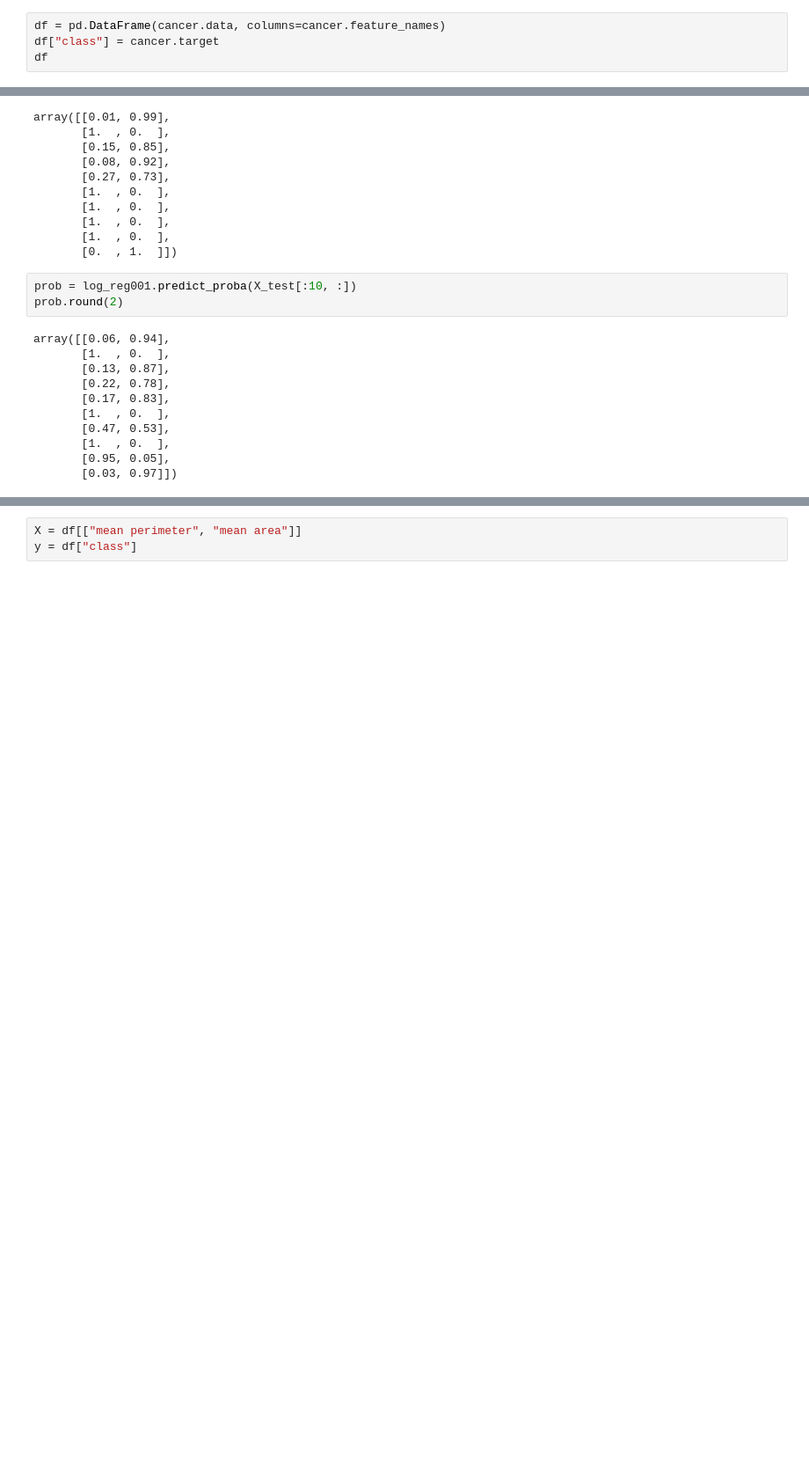
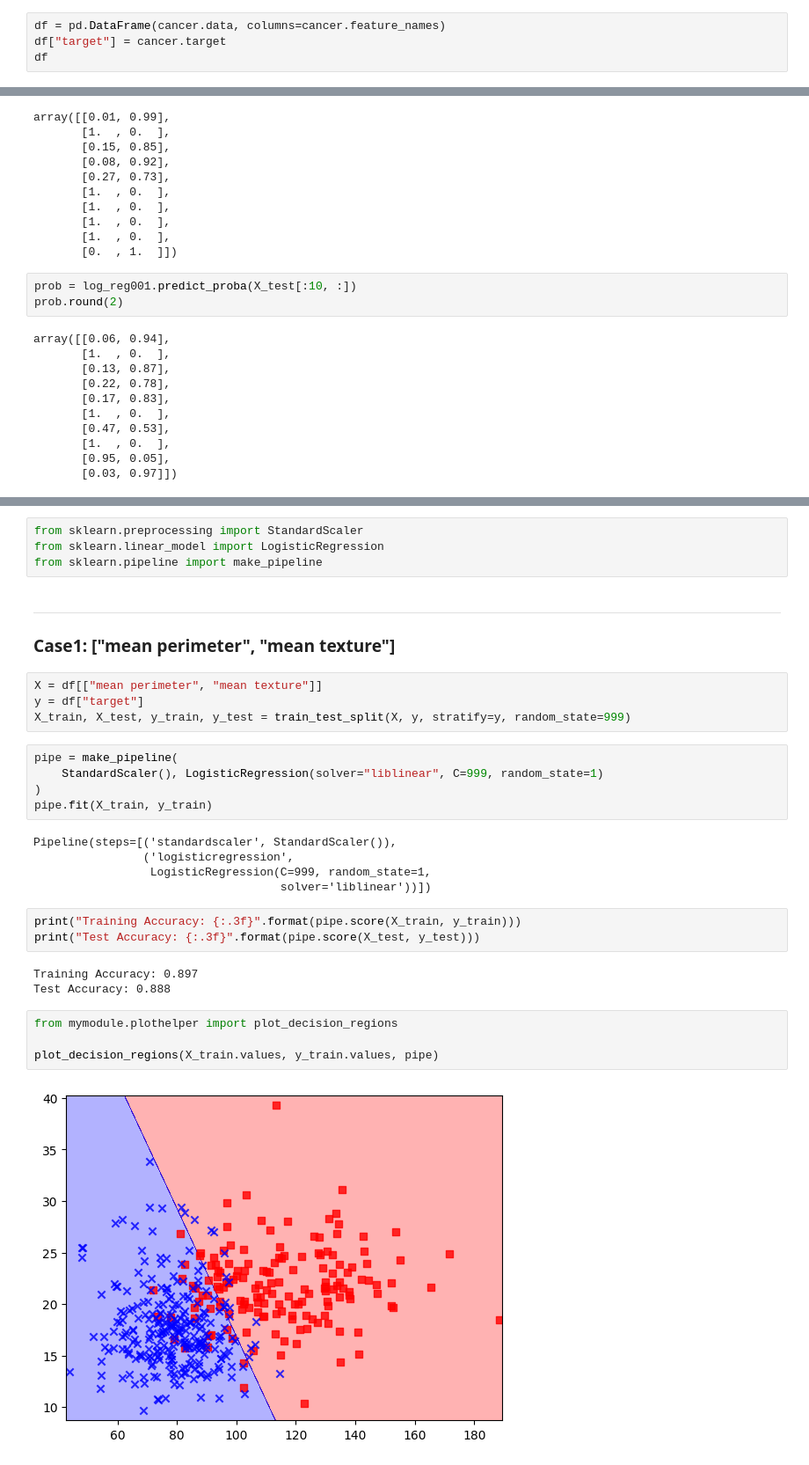
Before and after one commit to hh-blaire-cho/ds101_2025Jun, a Jupyter notebook: 27_LogisticRegression_ex.ipynb, the cells around one changed output, grey strips where cells are left out. Shown at 88% size. Saved outputs shown, nothing was run; the diff lists cells and outputs as text; blank space fills up the shorter version.

Commit message:
run formatter and a few changes

```diff
--- a/27_LogisticRegression_ex.ipynb
+++ b/27_LogisticRegression_ex.ipynb
@@ -15,6 +19,6 @@ cancer = load_breast_cancer()
 # %%
 df = pd.DataFrame(cancer.data, columns=cancer.feature_names)
-df["class"] = cancer.target
+df["target"] = cancer.target
 df
 # %% [output]
 |  | mean radius | mean texture | mean perimeter | mean area | mean smoothness | mean compactness | ... |
@@ -150,3 +136,33 @@ Index(['mean radius', 'mean texture', 'mean perimeter', 'mean area',
+# %%
+from sklearn.preprocessing import StandardScaler
+from sklearn.linear_model import LogisticRegression
+from sklearn.pipeline import make_pipeline
+# %% [markdown]
+---
+### Case1: ["mean perimeter", "mean texture"]
 # %%
-X = df[["mean perimeter", "mean area"]]
-y = df["class"]
+X = df[["mean perimeter", "mean texture"]]
+y = df["target"]
+X_train, X_test, y_train, y_test = train_test_split(X, y, stratify=y, random_state=999)
+# %%
+pipe = make_pipeline(
+    StandardScaler(), LogisticRegression(solver="liblinear", C=999, random_state=1)
+)
+pipe.fit(X_train, y_train)
+# %% [output]
+Pipeline(steps=[('standardscaler', StandardScaler()),
+                ('logisticregression',
+                 LogisticRegression(C=999, random_state=1,
+                                    solver='liblinear'))])
+# %%
+print("Training Accuracy: {:.3f}".format(pipe.score(X_train, y_train)))
+print("Test Accuracy: {:.3f}".format(pipe.score(X_test, y_test)))
+# %% [output]
+Training Accuracy: 0.897
+Test Accuracy: 0.888
+# %%
+from mymodule.plothelper import plot_decision_regions
+
+plot_decision_regions(X_train.values, y_train.values, pipe)
+# %% [output]
+[figure, added]
```
Also changed, not shown: parts of 28 cells of this notebook, 4 other files.
